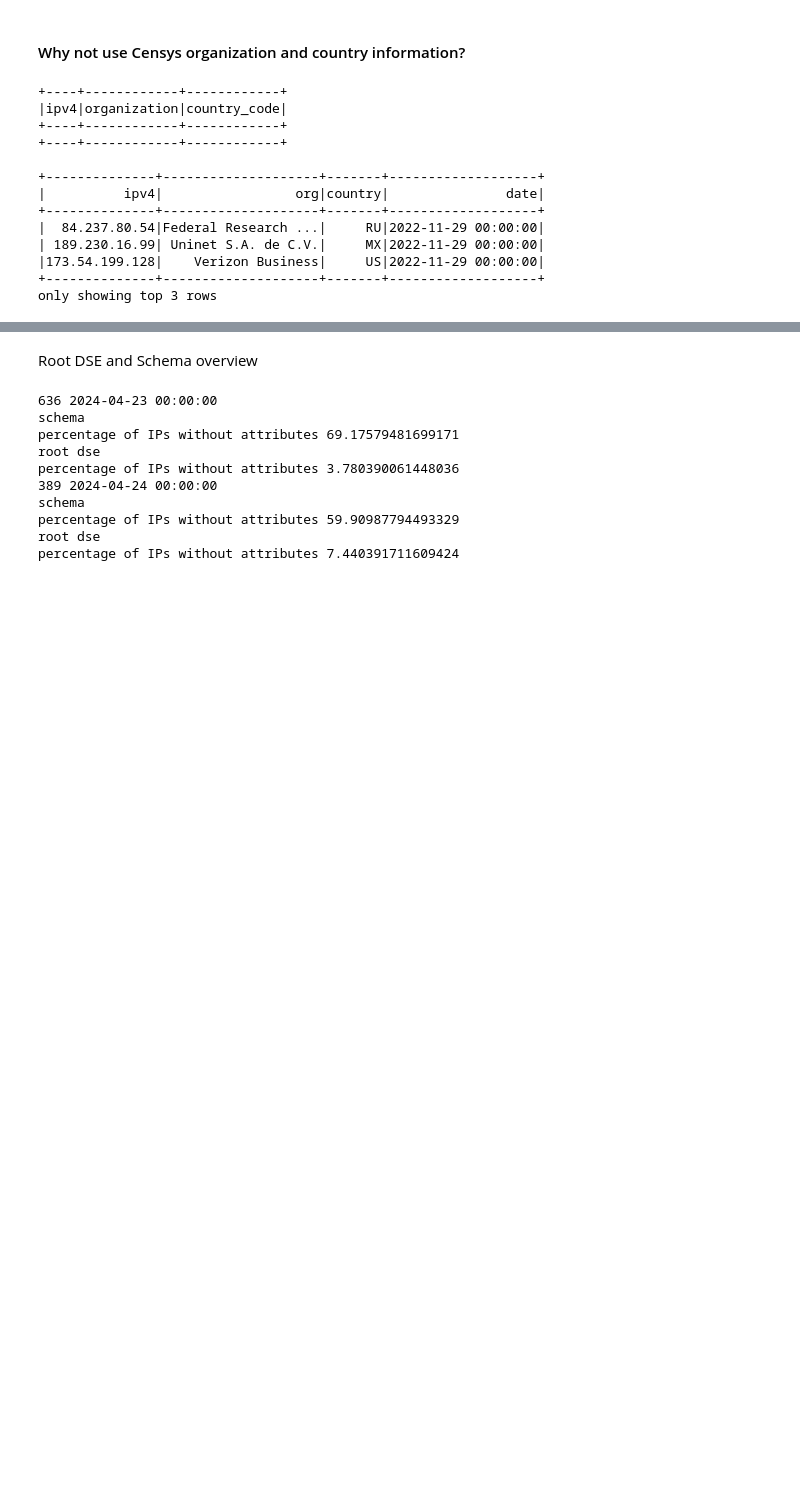
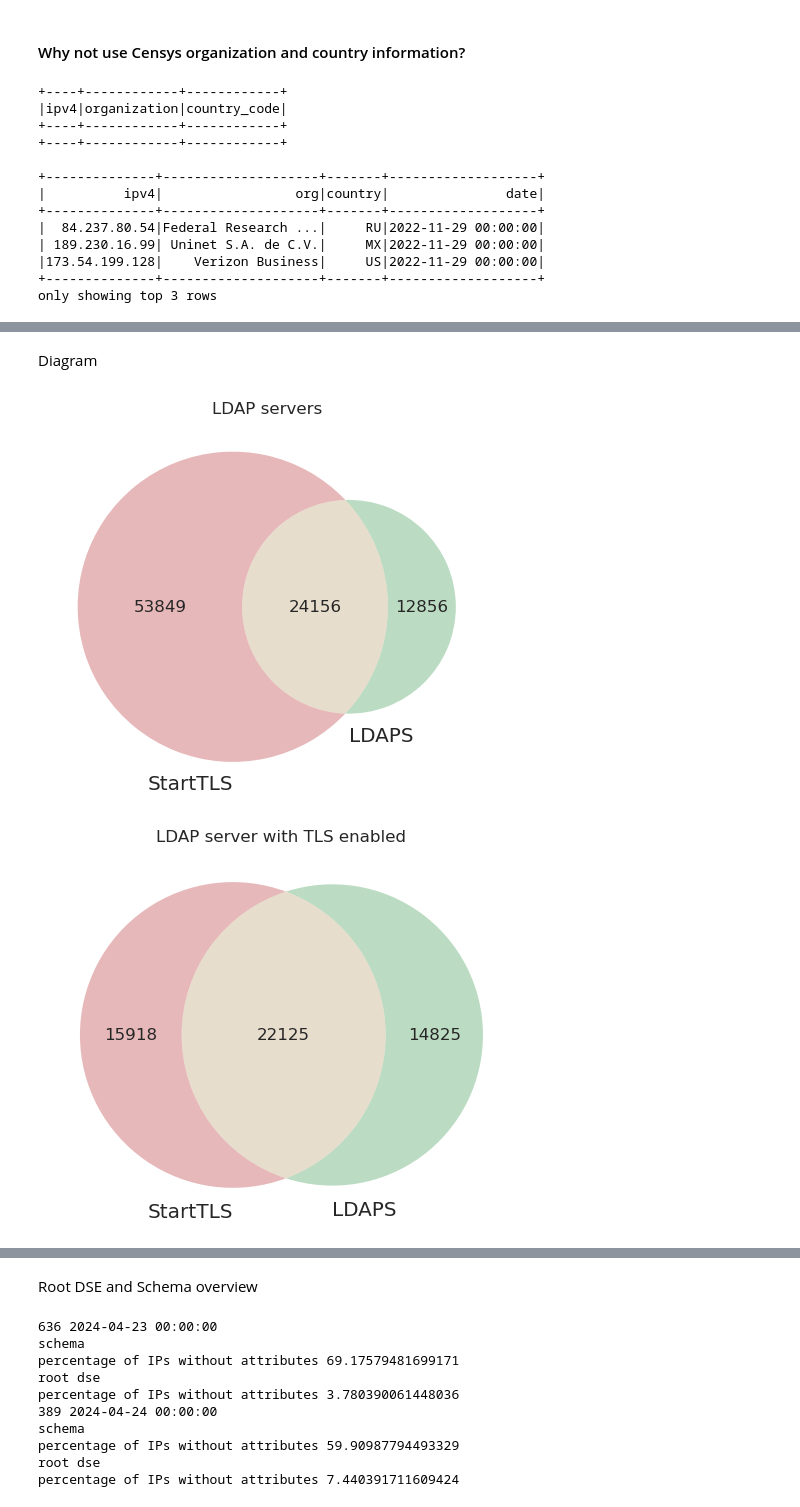
Before and after one commit to internettransparency/ldap-sequel, a Jupyter notebook: notebooks/analysis.ipynb, the cells around one changed output, grey strips where cells are left out. Cells and saved outputs as stored; diff of their text form; code cells hidden in the pictures; blank space fills up the shorter version.

```diff
--- a/notebooks/analysis.ipynb
+++ b/notebooks/analysis.ipynb
@@ -139,7 +175,11 @@ def ip_to_org(ip: str, when: str) -> str:
 ip_to_country_udf = psf.udf(ip_to_country, pst.StringType())
 ip_to_org_udf = psf.udf(ip_to_org, pst.StringType())
 # %%
-hfont = {'fontname': 'Helvetica'}
-tfont = {'fontname': 'Times'}
-plt.rcParams["font.family"] = "DejaVu Sans"  #"Times"
-#import matplotlib.font_manager
+plt.rcParams["font.family"] = 'Nimbus Roman'   #"Times"
+sns.set_theme(font='Nimbus Roman')
+sns.set_style("darkgrid", {"grid.color": ".6", "grid.linestyle": ":"})  # "whitegrid"
+sns.set_palette("husl", 4)
+sns.color_palette("husl", 4)
+
+ps.set_option('compute.ops_on_diff_frames', True)
+pd.options.plotting.backend = 'matplotlib'
@@ -659,7 +732,7 @@ CENSYS_BASE_PATH_FMT = "censys/dataset={dataset}/format=parquet"
 CENSYS_PATH_FMT = os.path.join(CENSYS_BASE_PATH_FMT, "year={year}/month={month:02d}/day={day:02d}")
 
 # Censys snapshot of 2022-Nov
-timestamps = [
+censys_timestamps = [
     datetime(2022, 11, 1),
     datetime(2022, 11, 8),
     datetime(2022, 11, 15),
@@ -697,6 +770,6 @@ def filter_df_by_label(df, ts, label: str):
     return ser_filtered_df
 
 
-ip_asn, as_org = get_ip_asn_as_org_obj(timestamps)
+ip_asn, as_org = get_ip_asn_as_org_obj(censys_timestamps)
 # %%
 CENSYS_TS_DICT = {}
@@ -811,0 +1716,28 @@ for i in range(2, len(dfs)):
+# %% [markdown]
+Diagram
+# %%
+from matplotlib_venn import venn2
+
+_ = venn2(subsets=(cnt_stls_ldap, cnt_ldaps_ldap, cnt_inter_ldap), set_labels=('StartTLS', 'LDAPS'))
+plt.title("LDAP servers")
+plt.savefig("output/ldap_servers_overview.pdf", format='pdf')
+plt.show()
+
+_ = venn2(subsets=(cnt_stls_ldap_w_tls, cnt_ldaps_ldap_w_tls, cnt_inter_ldap_w_tls), set_labels=('StartTLS', 'LDAPS'))
+plt.title("LDAP server with TLS enabled")
+plt.savefig("output/ldap_servers_w_tls_overview.pdf", format='pdf')
+plt.show()
+
+# Unique X.509 from all certificates of LDAP servers (counting the chains)
+_ = venn2(subsets=(cnt_stls_certs, cnt_ldaps_certs, cnt_inter_certs), set_labels=('StartTLS', 'LDAPS'))
+plt.title("Unique X.509 certificates on LDAP servers")
+plt.savefig("output/uniq_all_certs_overview.pdf", format='pdf')
+plt.show()
+
+_ = venn2(subsets=(cnt_stls_uniq_end_host_certs, cnt_ldaps_uniq_end_host_certs, cnt_inter_uniq_end_host_certs), set_labels=('StartTLS', 'LDAPS'))
+plt.title("End-host unique X.509 certificates on LDAP servers")
+plt.savefig("output/end_host_uniq_certs_overview.pdf", format='pdf')
+plt.show()
+# %% [output]
+[figure, added]
+[figure, added]
```
Also changed, not shown: parts of 96 cells of this notebook, 7 other files.
